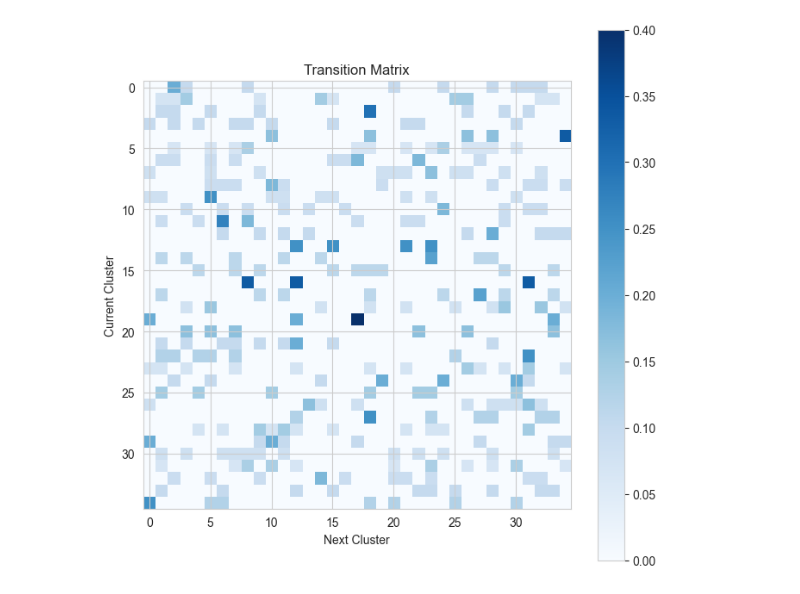
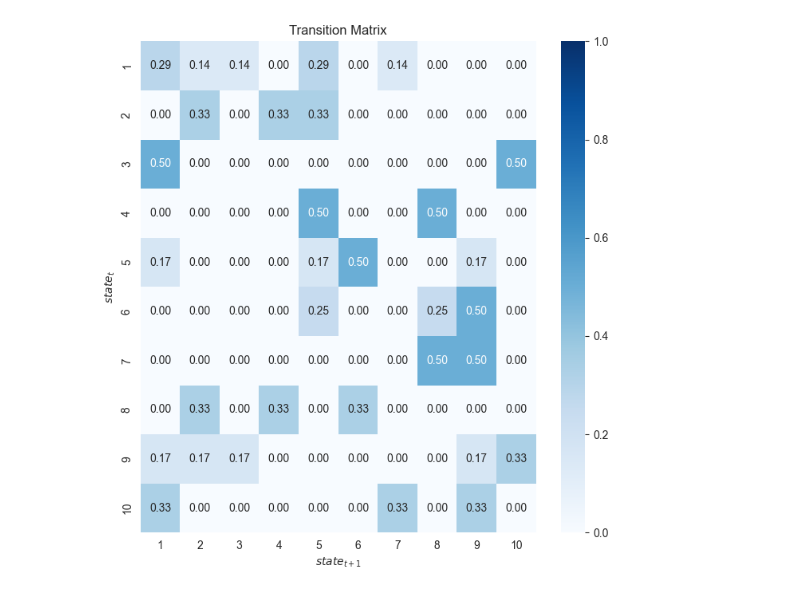
Before and after one commit to AdamZinebii/Intraday-Market-Activity-Clustering, a Jupyter notebook: examples/likelihood_clustering.ipynb, the cells around one changed output. Drawn from its saved outputs; the diff is of its cells as text; code cells hidden in the pictures.

Commit message:
adding plots

```diff
--- a/examples/likelihood_clustering.ipynb
+++ b/examples/likelihood_clustering.ipynb
@@ -28,12 +25,14 @@ The autoreload extension is already loaded. To reload it, use:
 # %%
 # Path
-data_path = os.path.relpath('../data/CAC40/FR_2007')
+data_path = os.path.relpath('../data/FR_2007')
 
 # Load data from a JSONL file
-market = Market.loader('2007/03/01','2007/04/01', data_path)
+market = Market.loader('2007/09/01','2007/09/10', data_path)
+
+# Sampled Market
+#market = market.sample(1000)
 # %%
-period_length=1800
 # Get periods of length 15
-periods = market.get_periods(period_length=period_length)
+periods = market.get_periods(period_length=3600)
 print(f"Number of periods: {len(periods)}")
 # %% [output]
@@ -41,12 +40,5 @@ Number of periods: 351
 # %%
-population_size = {
-    5*60: 4000,
-    15*60: 1000,
-    30*60: 800,
-    60*60: 600
-}
-
-clustering = LikelihoodClustering().fit(periods, generations=10, population_size=population_size.get(period_length), num_clusters=len(periods)//10)
+clustering = LikelihoodClustering().fit(periods, generations=3, mutation_rate=0.1, num_clusters=10)
 
 print('-' * 50)
 clustering.summarize_clusters()
@@ -93,4 +81,4 @@ Count of periods per time:
 # %%
-clustering.plot_transition_matrix()
+clustering.plot_transition_matrix(path='../figures/likelihood_transition_matrix.png')
 # %% [output]
-[figure, old version]
+[figure, new version]
```
Also changed, not shown: parts of 9 cells of this notebook, 7 other files.
